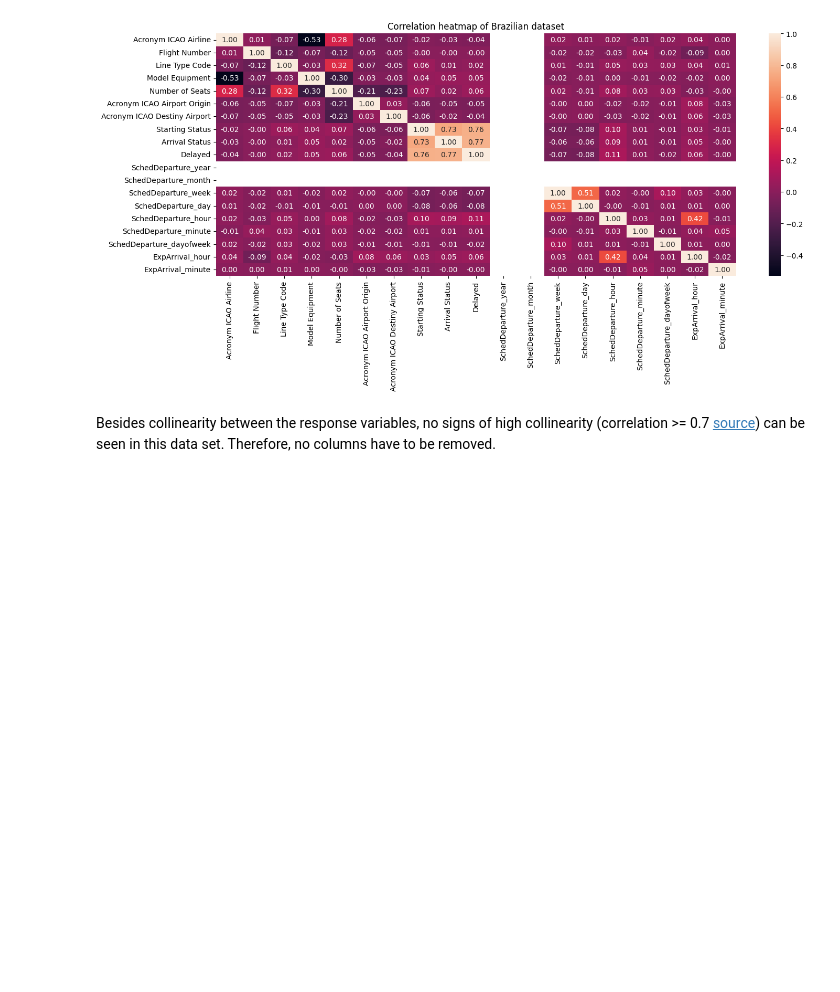
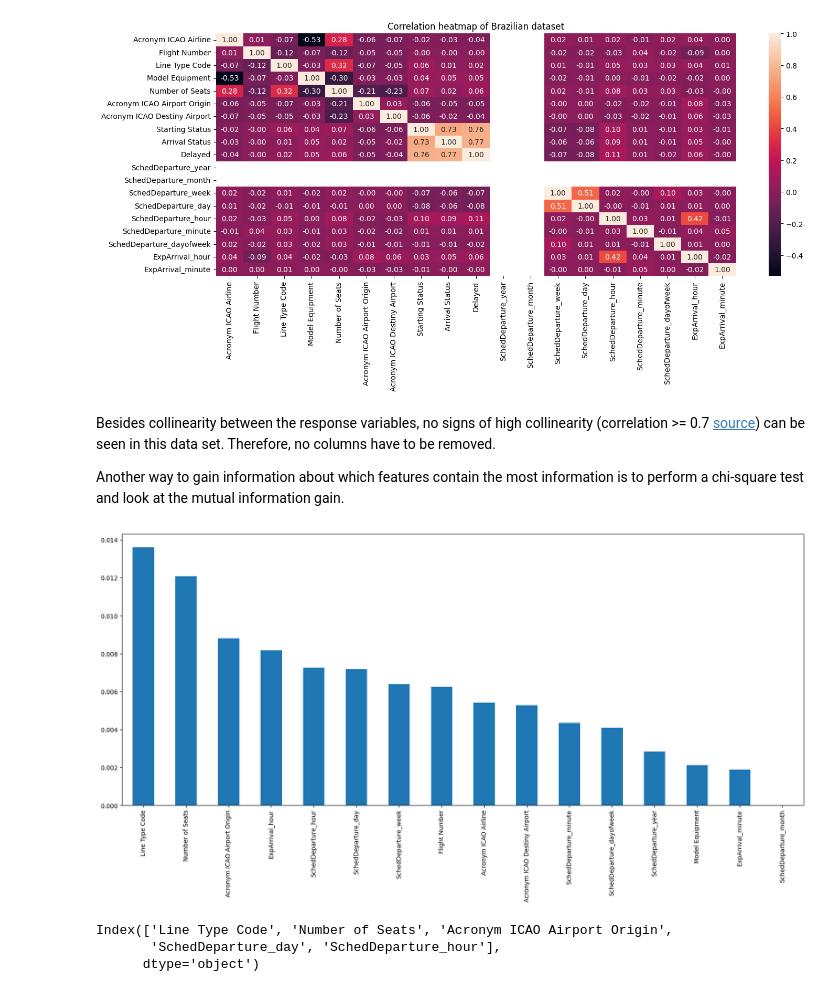
Before and after one commit to TygoF/Flight-delay-prediction, a Jupyter notebook: main.ipynb, the cells around one changed output. Cells and saved outputs as stored; diff of their text form; code cells hidden in the pictures; blank space fills up the shorter version.

Commit message:
Add feature selection for Brazil

```diff
--- a/main.ipynb
+++ b/main.ipynb
@@ -368,3 +371,32 @@ plt.show()
 [figure]
 # %% [markdown]
 Besides collinearity between the response variables, no signs of high collinearity (correlation >= 0.7 [source](https://doi.org/10.1111/j.1600-0587.2012.07348.x)) can be seen in this data set. Therefore, no columns have to be removed.
+
+Another way to gain information about which features contain the most information is to perform a chi-square test and look at the mutual information gain.
+# %%
+# Create X and y of dataset
+y = data_brazil5["Delayed"]
+X = data_brazil5.drop(columns=["Delayed", "Arrival Status", "Starting Status"])
+
+# Chi2 test
+# f_p_values=chi2(X, y)
+# p_values=pd.Series(f_p_values[1])
+# p_values.index=X.columns
+# print(p_values.sort_values(ascending=True))
+
+# Calculate mutual information gain
+mutual_info = mutual_info_classif(X,y)
+mutual_info = pd.Series(mutual_info)
+mutual_info.index = X.columns
+mutual_info.sort_values(ascending=False).plot.bar(figsize=(20, 8))
+plt.show()
+
+from sklearn.feature_selection import SelectKBest
+sel_five_cols = SelectKBest(mutual_info_classif, k=5)
+sel_five_cols.fit_transform(X,y)
+X.columns[sel_five_cols.get_support()]
+# %% [output]
+[figure, added]
+Index(['Line Type Code', 'Number of Seats', 'Acronym ICAO Airport Origin',
+       'SchedDeparture_day', 'SchedDeparture_hour'],
+      dtype='object')
```
Also changed, not shown: parts of 11 cells of this notebook.
